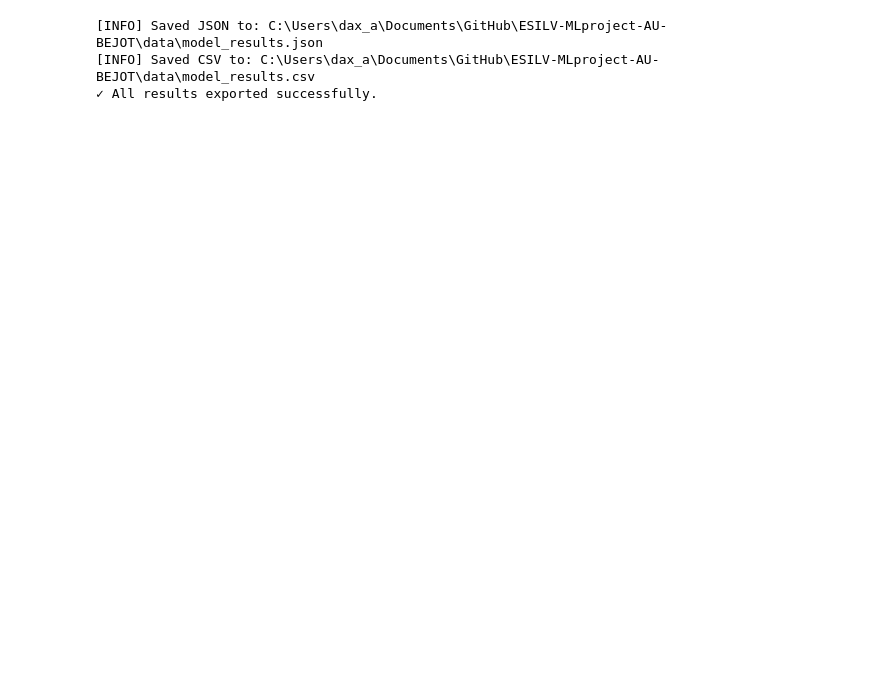
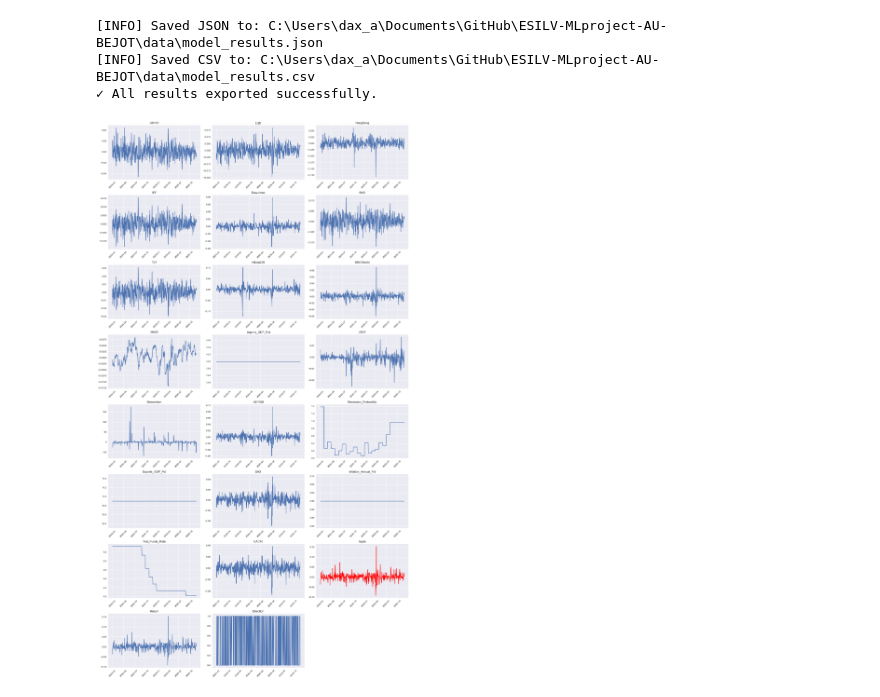
Before and after one commit to daxau/ESILV-MLproject-AU-BEJOT, a Jupyter notebook: notebooks/Step4_ML_ModelClassification.ipynb, the cells around one changed output. Drawn from its saved outputs; the diff is of its cells as text; code cells hidden in the pictures; blank space fills up the shorter version.

```diff
--- a/notebooks/Step4_ML_ModelClassification.ipynb
+++ b/notebooks/Step4_ML_ModelClassification.ipynb
@@ -686,3 +706,33 @@ print("✓ All results exported successfully.")
 [INFO] Saved JSON to: C:\Users\dax_a\Documents\GitHub\ESILV-MLproject-AU-BEJOT\data\model_results.json
 [INFO] Saved CSV to: C:\Users\dax_a\Documents\GitHub\ESILV-MLproject-AU-BEJOT\data\model_results.csv
 ✓ All results exported successfully.
+# %%
+import matplotlib.pyplot as plt
+
+# Filter the period
+data_2024_2025 = data.loc['2024-01-01':'2025-12-31']
+
+# Plot all columns as a grid of subplots
+num_cols = len(data_2024_2025.columns)
+n_rows = (num_cols // 3) + (num_cols % 3 > 0)  # 3 plots per row
+
+fig, axes = plt.subplots(n_rows, 3, figsize=(18, 4 * n_rows))
+axes = axes.flatten()
+
+for i, col in enumerate(data_2024_2025.columns):
+    if col == 'Apple':
+        axes[i].plot(data_2024_2025.index, data_2024_2025[col], color='red')
+    else:
+        axes[i].plot(data_2024_2025.index, data_2024_2025[col])
+
+    axes[i].set_title(col)
+    axes[i].tick_params(axis='x', rotation=45)
+
+# Remove any unused axes
+for j in range(i + 1, len(axes)):
+    fig.delaxes(axes[j])
+
+plt.tight_layout()
+plt.show()
+# %% [output]
+[figure, added]
```
Also changed, not shown: parts of 5 cells of this notebook, 5 other files.
